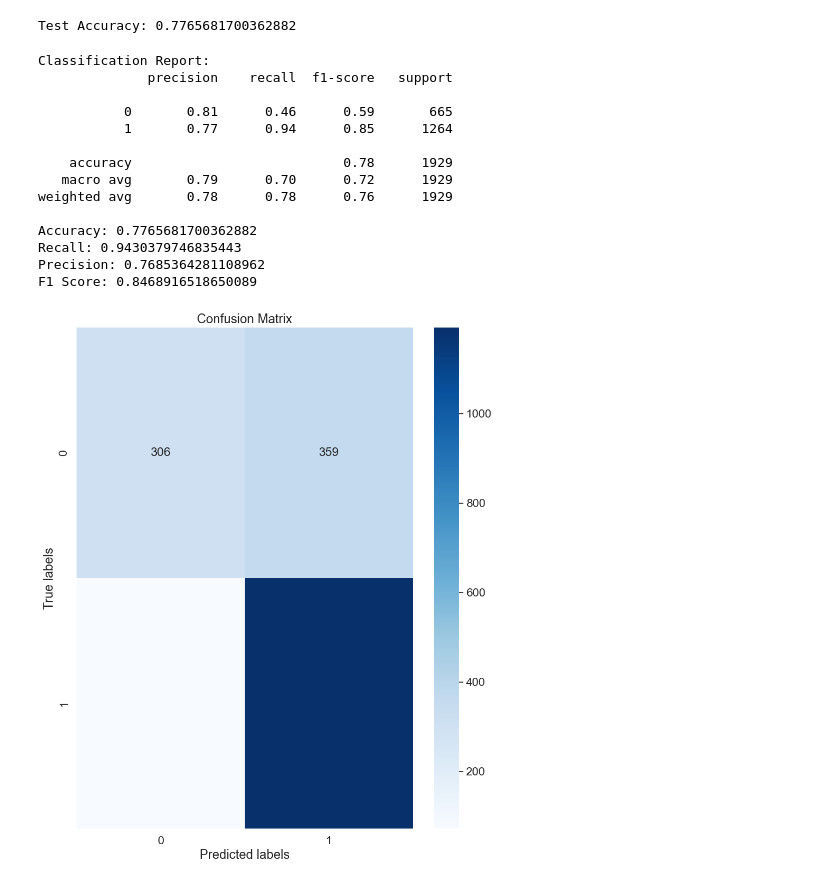
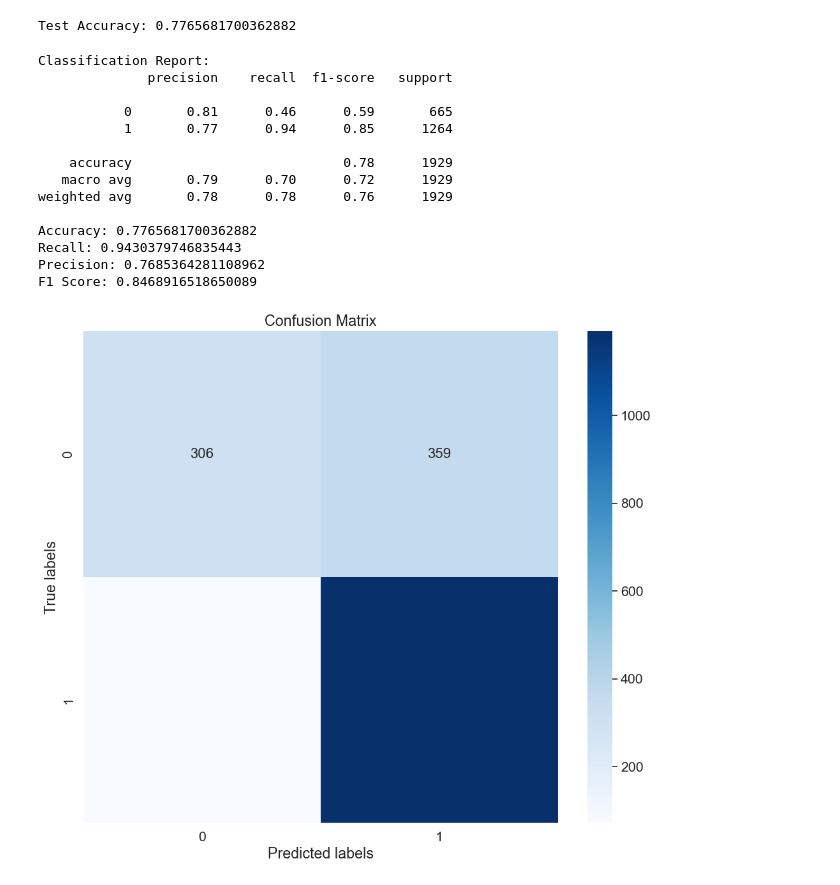
Before and after one commit to TeodorRusKvi/Text-analysis-and-lingustics, a Jupyter notebook: git_NLP_Notebooks/exam_naive_bayes.ipynb, the cells around one changed output. Saved outputs shown, nothing was run; the diff lists cells and outputs as text; code cells hidden in the pictures.

```diff
--- a/git_NLP_Notebooks/exam_naive_bayes.ipynb
+++ b/git_NLP_Notebooks/exam_naive_bayes.ipynb
@@ -55,9 +54,6 @@ print("Test Accuracy:", test_accuracy)
 # %% [output]
 Test Accuracy: 0.7765681700362882
 # %%
-from sklearn.metrics import classification_report, confusion_matrix, roc_auc_score, roc_curve
-import matplotlib.pyplot as plt
-
 # Predict the responses for test dataset
 y_pred = clf.predict(X_test)
 
@@ -77,32 +73,32 @@ print("Accuracy:", accuracy)
 print("Recall:", recall)
 print("Precision:", precision)
 print("F1 Score:", f1)
 
 # Creating a confusion matrix for visualization
 cm = confusion_matrix(y_test, y_pred)
 
 # Plotting the confusion matrix
-plt.figure(figsize=(10,12))
+plt.figure(figsize=(12,10))
 sns.set(font_scale=1.4)  # for label size
 sns.heatmap(cm, annot=True, annot_kws={"size": 16}, fmt='g', cmap='Blues')  # fmt='g' to avoid scientific notation
 
 plt.xlabel('Predicted labels')
 plt.ylabel('True labels')
 plt.title('Confusion Matrix')
 plt.show()
 # %% [output]
 Classification Report:
               precision    recall  f1-score   support
 
            0       0.81      0.46      0.59       665
            1       0.77      0.94      0.85      1264
 
     accuracy                           0.78      1929
    macro avg       0.79      0.70      0.72      1929
 weighted avg       0.78      0.78      0.76      1929
 
 Accuracy: 0.7765681700362882
 Recall: 0.9430379746835443
 Precision: 0.7685364281108962
 F1 Score: 0.8468916518650089
-[figure, old version]
+[figure, new version]
```
Also changed, not shown: parts of 1 cell of this notebook, 3 other files.
